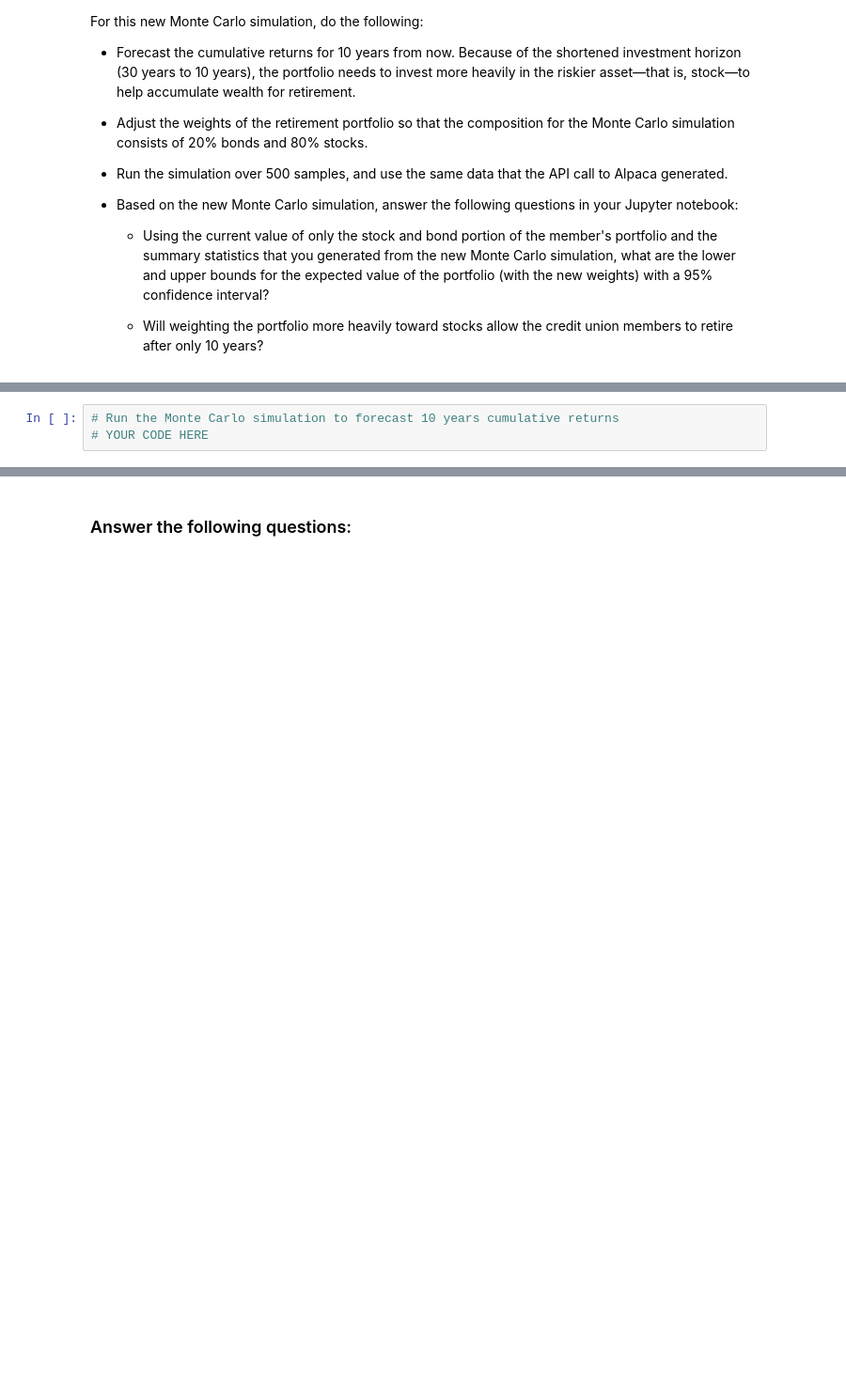
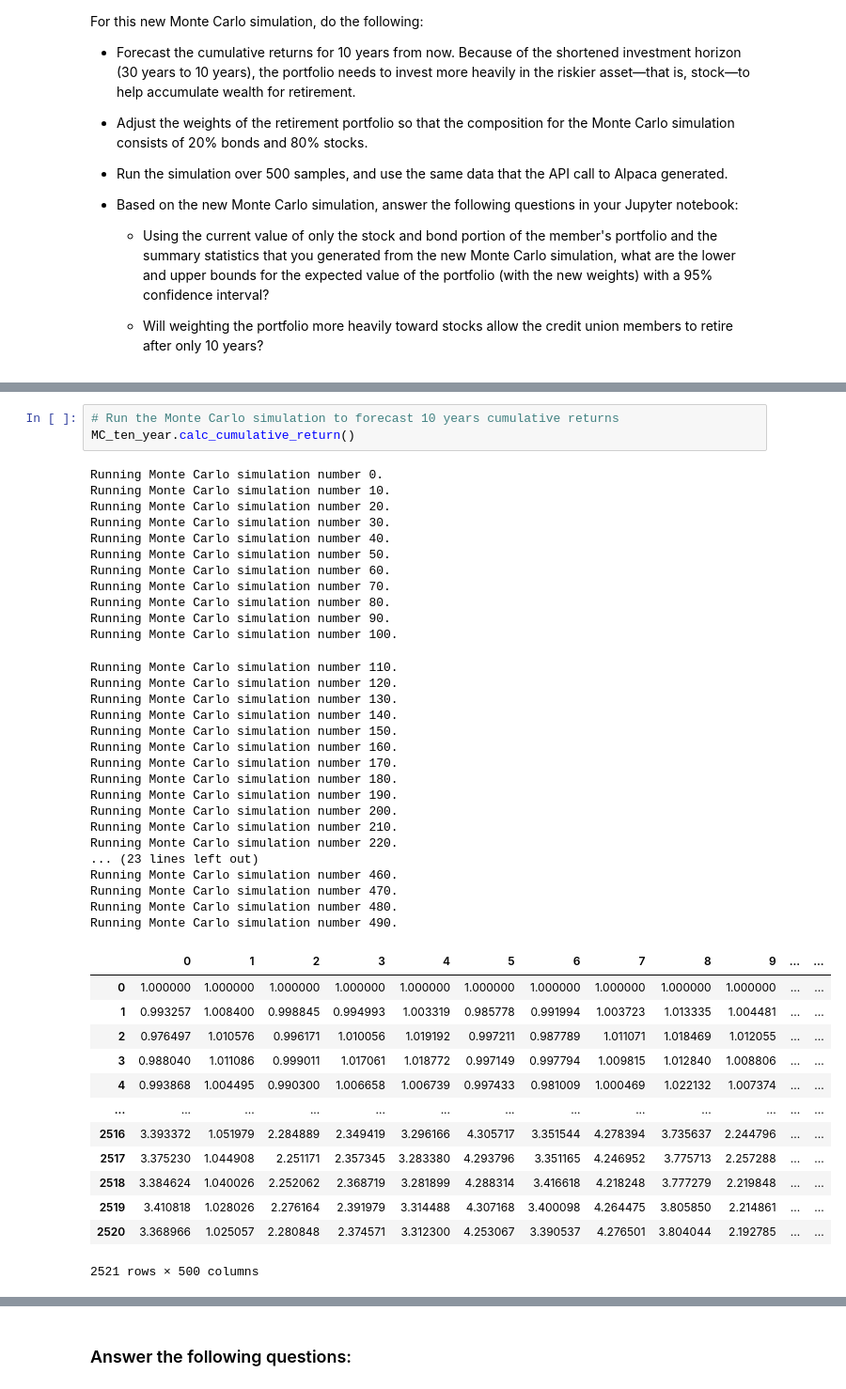
Before and after one commit to PhilipTimothe/Fin-Tech-Module-5, a Jupyter notebook: financial_planning_tools.ipynb, the cells around one changed output, grey strips where cells are left out. Shown at 94% size. Saved outputs shown, nothing was run; the diff lists cells and outputs as text; blank space fills up the shorter version.

```diff
--- a/financial_planning_tools.ipynb
+++ b/financial_planning_tools.ipynb
@@ -642,6 +685,48 @@ For this new Monte Carlo simulation, do the following:
 # %%
 # Run the Monte Carlo simulation to forecast 10 years cumulative returns
-# YOUR CODE HERE
+MC_ten_year.calc_cumulative_return()
+# %% [output]
+Running Monte Carlo simulation number 0.
+Running Monte Carlo simulation number 10.
+Running Monte Carlo simulation number 20.
+Running Monte Carlo simulation number 30.
+Running Monte Carlo simulation number 40.
+Running Monte Carlo simulation number 50.
+Running Monte Carlo simulation number 60.
+Running Monte Carlo simulation number 70.
+Running Monte Carlo simulation number 80.
+Running Monte Carlo simulation number 90.
+Running Monte Carlo simulation number 100.
+Running Monte Carlo simulation number 110.
+Running Monte Carlo simulation number 120.
+Running Monte Carlo simulation number 130.
+Running Monte Carlo simulation number 140.
+Running Monte Carlo simulation number 150.
+Running Monte Carlo simulation number 160.
+Running Monte Carlo simulation number 170.
+Running Monte Carlo simulation number 180.
+Running Monte Carlo simulation number 190.
+Running Monte Carlo simulation number 200.
+Running Monte Carlo simulation number 210.
+Running Monte Carlo simulation number 220.
+... (23 lines left out)
+Running Monte Carlo simulation number 460.
+Running Monte Carlo simulation number 470.
+Running Monte Carlo simulation number 480.
+Running Monte Carlo simulation number 490.
+|  | 0 | 1 | 2 | 3 | 4 | 5 | 6 | 7 | 8 | 9 | ... | ... |
+| 0 | 1.000000 | 1.000000 | 1.000000 | 1.000000 | 1.000000 | 1.000000 | 1.000000 | 1.000000 | 1.000000 | 1.000000 | ... | ... |
+| 1 | 0.993257 | 1.008400 | 0.998845 | 0.994993 | 1.003319 | 0.985778 | 0.991994 | 1.003723 | 1.013335 | 1.004481 | ... | ... |
+| 2 | 0.976497 | 1.010576 | 0.996171 | 1.010056 | 1.019192 | 0.997211 | 0.987789 | 1.011071 | 1.018469 | 1.012055 | ... | ... |
+| 3 | 0.988040 | 1.011086 | 0.999011 | 1.017061 | 1.018772 | 0.997149 | 0.997794 | 1.009815 | 1.012840 | 1.008806 | ... | ... |
+| 4 | 0.993868 | 1.004495 | 0.990300 | 1.006658 | 1.006739 | 0.997433 | 0.981009 | 1.000469 | 1.022132 | 1.007374 | ... | ... |
+| ... | ... | ... | ... | ... | ... | ... | ... | ... | ... | ... | ... | ... |
+| 2516 | 3.393372 | 1.051979 | 2.284889 | 2.349419 | 3.296166 | 4.305717 | 3.351544 | 4.278394 | 3.735637 | 2.244796 | ... | ... |
+| 2517 | 3.375230 | 1.044908 | 2.251171 | 2.357345 | 3.283380 | 4.293796 | 3.351165 | 4.246952 | 3.775713 | 2.257288 | ... | ... |
+| 2518 | 3.384624 | 1.040026 | 2.252062 | 2.368719 | 3.281899 | 4.288314 | 3.416618 | 4.218248 | 3.777279 | 2.219848 | ... | ... |
+| 2519 | 3.410818 | 1.028026 | 2.276164 | 2.391979 | 3.314488 | 4.307168 | 3.400098 | 4.264475 | 3.805850 | 2.214861 | ... | ... |
+| 2520 | 3.368966 | 1.025057 | 2.280848 | 2.374571 | 3.312300 | 4.253067 | 3.390537 | 4.276501 | 3.804044 | 2.192785 | ... | ... |
+2521 rows × 500 columns
 # %%
 # Visualize the 10-year Monte Carlo simulation by creating an
 # overlay line plot
```
Also changed, not shown: parts of 26 cells of this notebook, 1 other file.
